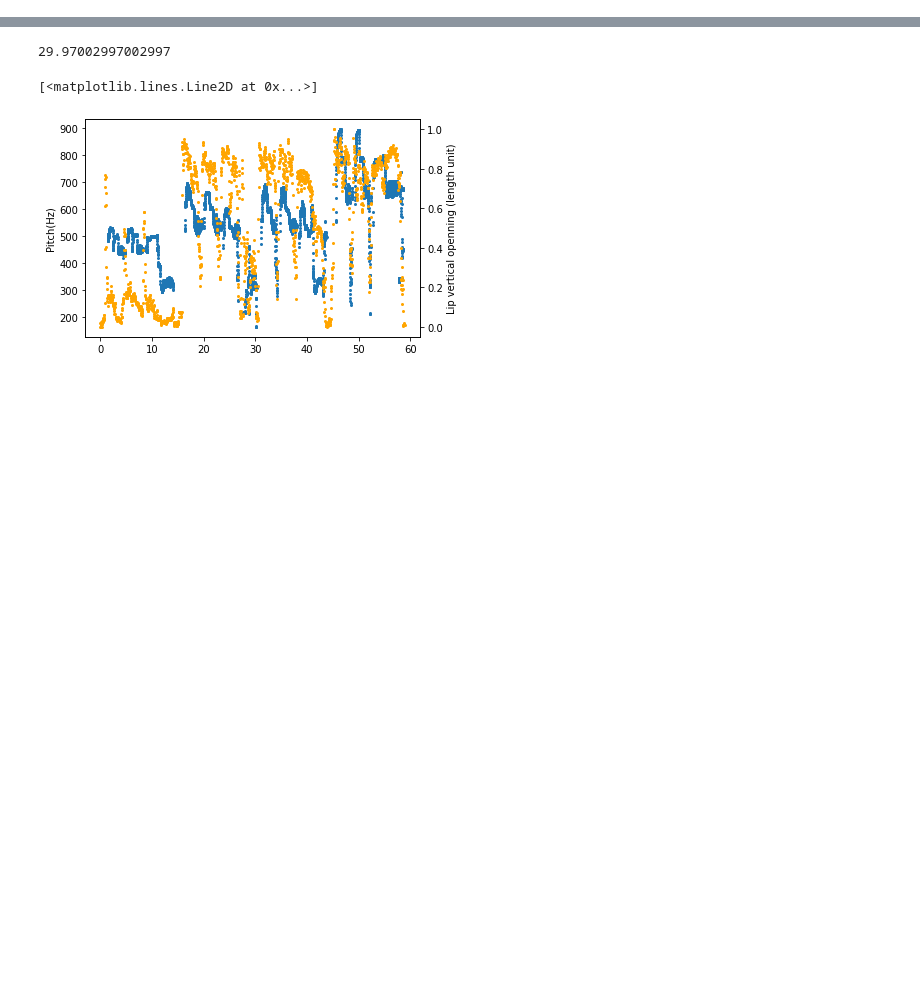
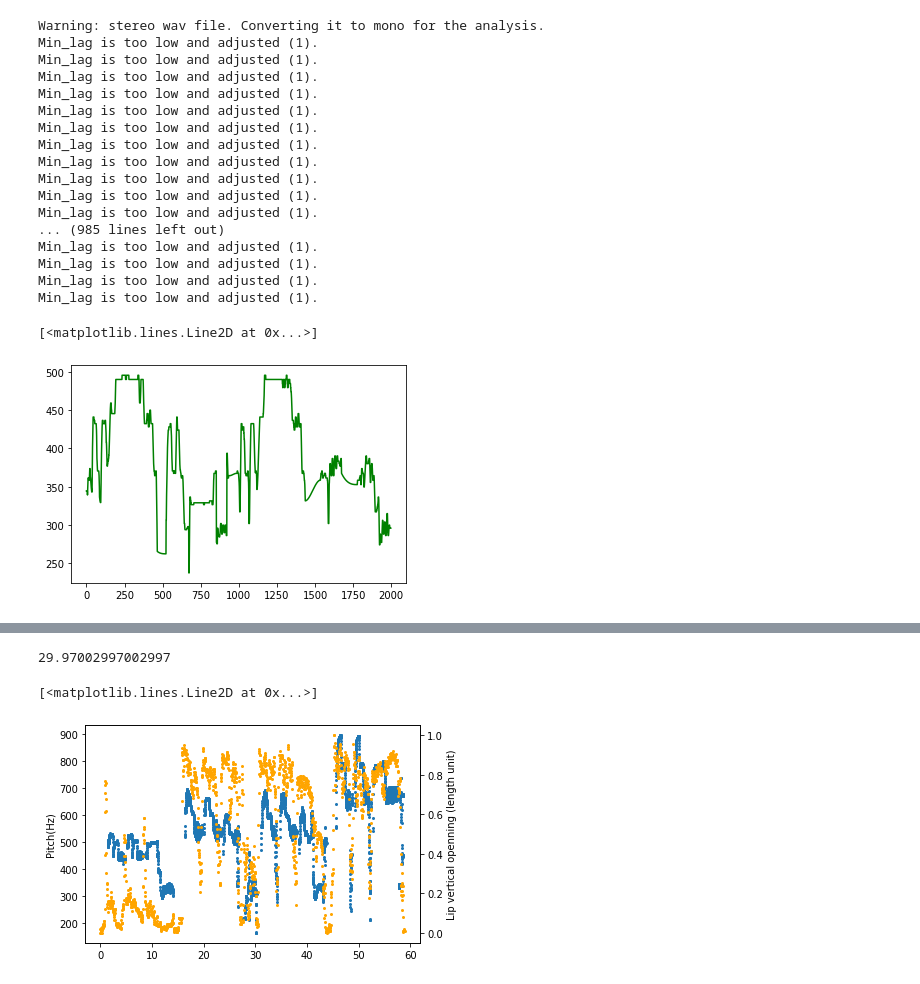
Before and after one commit to EvanSamaa/jali_sing, a Jupyter notebook: Singing Analysis.ipynb, the cells around one changed output, grey strips where cells are left out. Saved outputs shown, nothing was run; the diff lists cells and outputs as text; code cells hidden in the pictures; blank space fills up the shorter version.

```diff
--- a/Singing Analysis.ipynb
+++ b/Singing Analysis.ipynb
@@ -15 +130,27 @@ from IPython.display import Audio
+# %%
+from amfm_decompy.pYAAPT import yaapt
+import amfm_decompy.basic_tools as basic
+signal = basic.SignalObj("E:/MASC/Structured_data/rolling_in_the_deep_adele/audio.wav")
+pitch_yaapt = yaapt(signal, **{'f0_min' : 30.0, 'f0_max' : 1000.0, 'frame_length' : 10, 'frame_space' : 10.0})
+plt.plot(pitch_yaapt.samp_interp, label='samp_interp', color='green')
+# %% [output]
+Warning: stereo wav file. Converting it to mono for the analysis.
+Min_lag is too low and adjusted (1).
+Min_lag is too low and adjusted (1).
+Min_lag is too low and adjusted (1).
+Min_lag is too low and adjusted (1).
+Min_lag is too low and adjusted (1).
+Min_lag is too low and adjusted (1).
+Min_lag is too low and adjusted (1).
+Min_lag is too low and adjusted (1).
+Min_lag is too low and adjusted (1).
+Min_lag is too low and adjusted (1).
+Min_lag is too low and adjusted (1).
+... (985 lines left out)
+Min_lag is too low and adjusted (1).
+Min_lag is too low and adjusted (1).
+Min_lag is too low and adjusted (1).
+Min_lag is too low and adjusted (1).
+[<matplotlib.lines.Line2D at 0x...>]
+[figure, added]
 # %%
```
Also changed, not shown: parts of 36 cells of this notebook, 38 other files.
